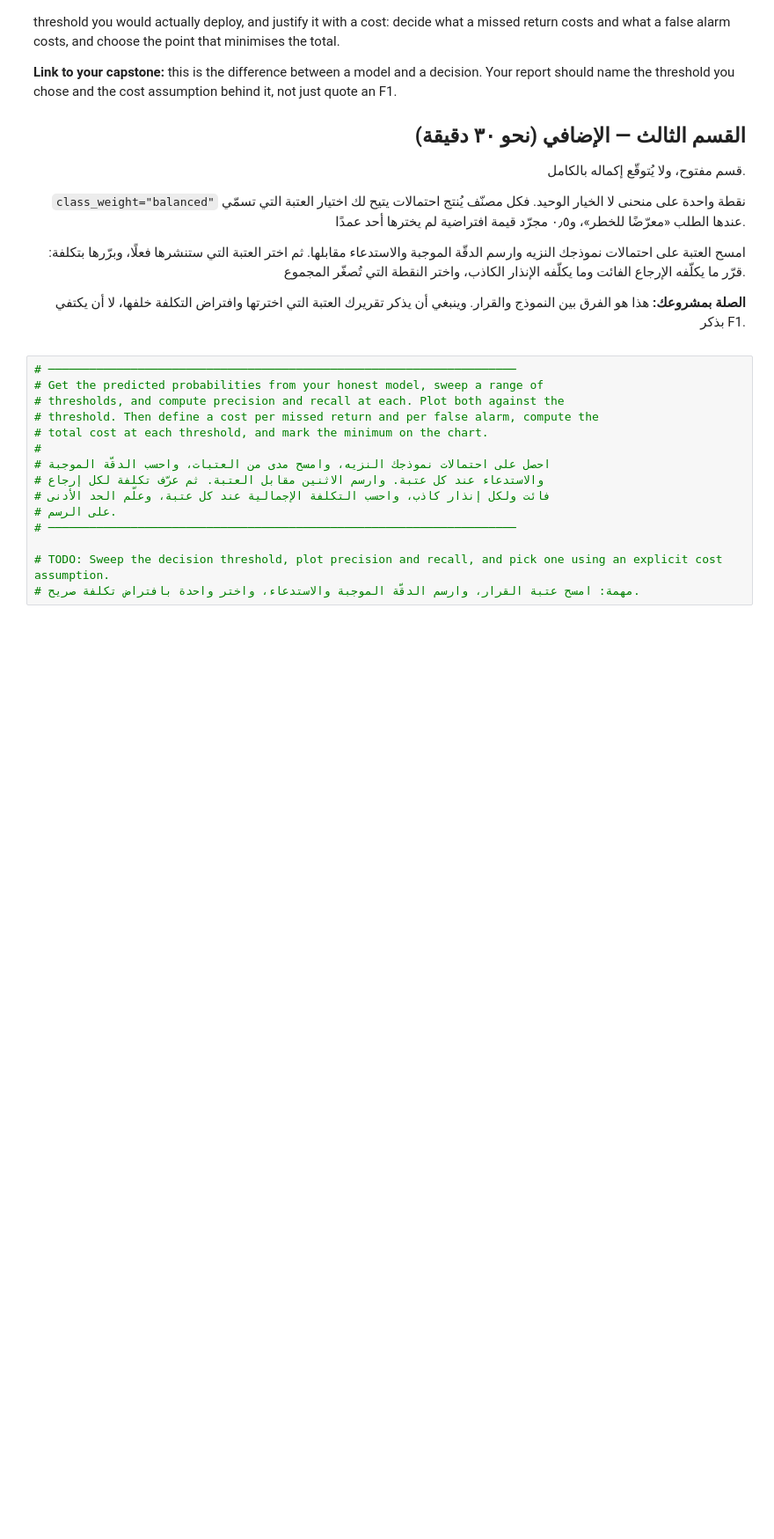
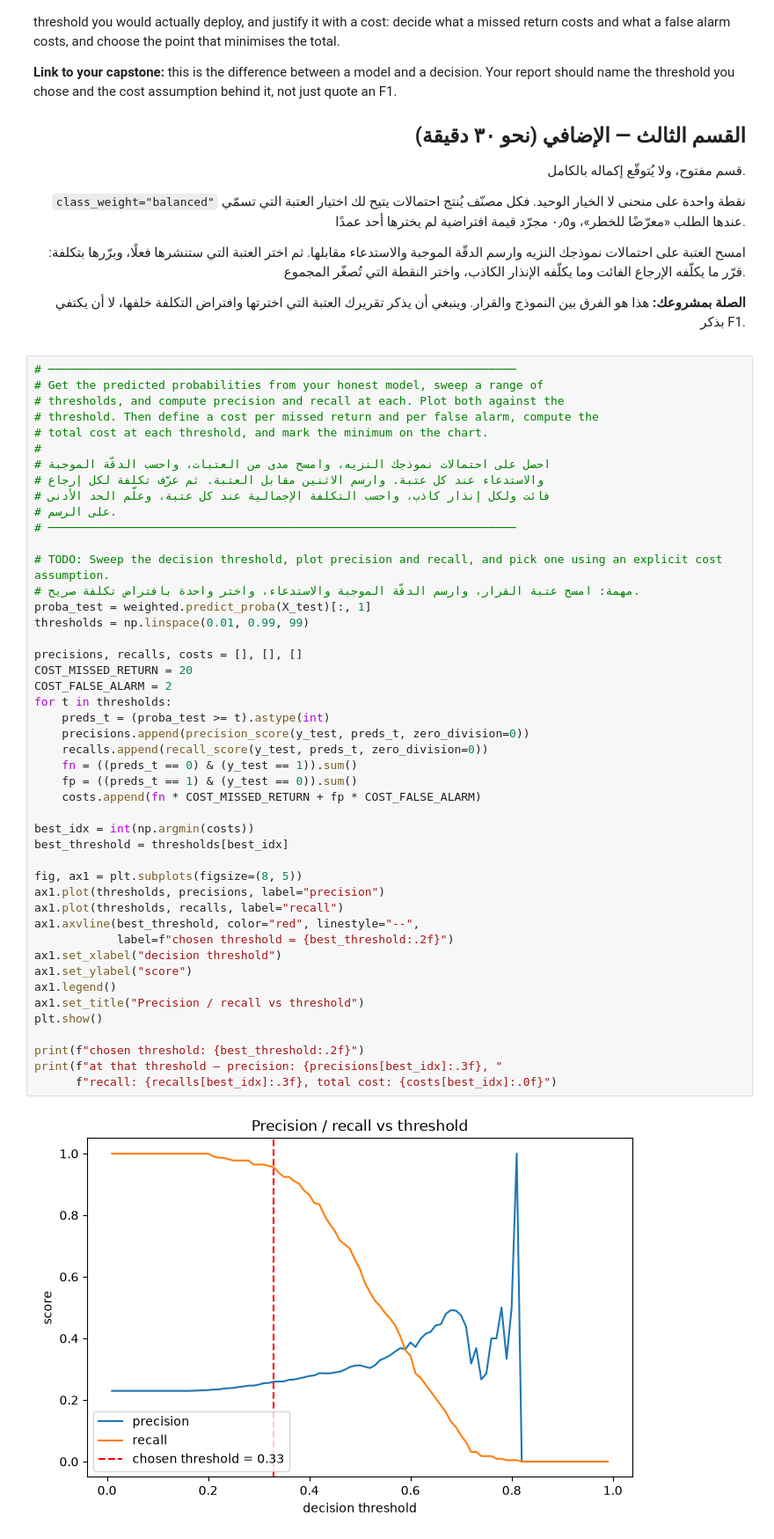
Before and after one commit to NawafK70/AIEP_Olo_student, a Jupyter notebook: week_2_data_engineering/labs_v2/D5_train_validate_evaluate/D5_train_validate_evaluate_blank.ipynb, the cells around one changed output. Shown at 88% size. Cells and saved outputs as stored; diff of their text form; blank space fills up the shorter version.

```diff
--- a/week_2_data_engineering/labs_v2/D5_train_validate_evaluate/D5_train_validate_evaluate_blank.ipynb
+++ b/week_2_data_engineering/labs_v2/D5_train_validate_evaluate/D5_train_validate_evaluate_blank.ipynb
@@ -750,15 +750,48 @@ should name the threshold you chose and the cost assumption behind it, not just
 # %%
 # ────────────────────────────────────────────────────────────────────
 # Get the predicted probabilities from your honest model, sweep a range of
 # thresholds, and compute precision and recall at each. Plot both against the
 # threshold. Then define a cost per missed return and per false alarm, compute the
 # total cost at each threshold, and mark the minimum on the chart.
 #
 # احصل على احتمالات نموذجك النزيه، وامسح مدى من العتبات، واحسب الدقّة الموجبة
 # والاستدعاء عند كل عتبة. وارسم الاثنين مقابل العتبة. ثم عرّف تكلفة لكل إرجاع
 # فائت ولكل إنذار كاذب، واحسب التكلفة الإجمالية عند كل عتبة، وعلّم الحد الأدنى
 # على الرسم.
 # ────────────────────────────────────────────────────────────────────
 
 # TODO: Sweep the decision threshold, plot precision and recall, and pick one using an explicit cost assumption.
 # مهمة: امسح عتبة القرار، وارسم الدقّة الموجبة والاستدعاء، واختر واحدة بافتراض تكلفة صريح.
+proba_test = weighted.predict_proba(X_test)[:, 1]
+thresholds = np.linspace(0.01, 0.99, 99)
+
+precisions, recalls, costs = [], [], []
+COST_MISSED_RETURN = 20
+COST_FALSE_ALARM = 2
+for t in thresholds:
+    preds_t = (proba_test >= t).astype(int)
+    precisions.append(precision_score(y_test, preds_t, zero_division=0))
+    recalls.append(recall_score(y_test, preds_t, zero_division=0))
+    fn = ((preds_t == 0) & (y_test == 1)).sum()
+    fp = ((preds_t == 1) & (y_test == 0)).sum()
+    costs.append(fn * COST_MISSED_RETURN + fp * COST_FALSE_ALARM)
+
+best_idx = int(np.argmin(costs))
+best_threshold = thresholds[best_idx]
+
+fig, ax1 = plt.subplots(figsize=(8, 5))
+ax1.plot(thresholds, precisions, label="precision")
+ax1.plot(thresholds, recalls, label="recall")
+ax1.axvline(best_threshold, color="red", linestyle="--",
+            label=f"chosen threshold = {best_threshold:.2f}")
+ax1.set_xlabel("decision threshold")
+ax1.set_ylabel("score")
+ax1.legend()
+ax1.set_title("Precision / recall vs threshold")
+plt.show()
+
+print(f"chosen threshold: {best_threshold:.2f}")
+print(f"at that threshold — precision: {precisions[best_idx]:.3f}, "
+      f"recall: {recalls[best_idx]:.3f}, total cost: {costs[best_idx]:.0f}")
+# %% [output]
+[figure, added]
```
Also changed, not shown: parts of 1 cell of this notebook.
